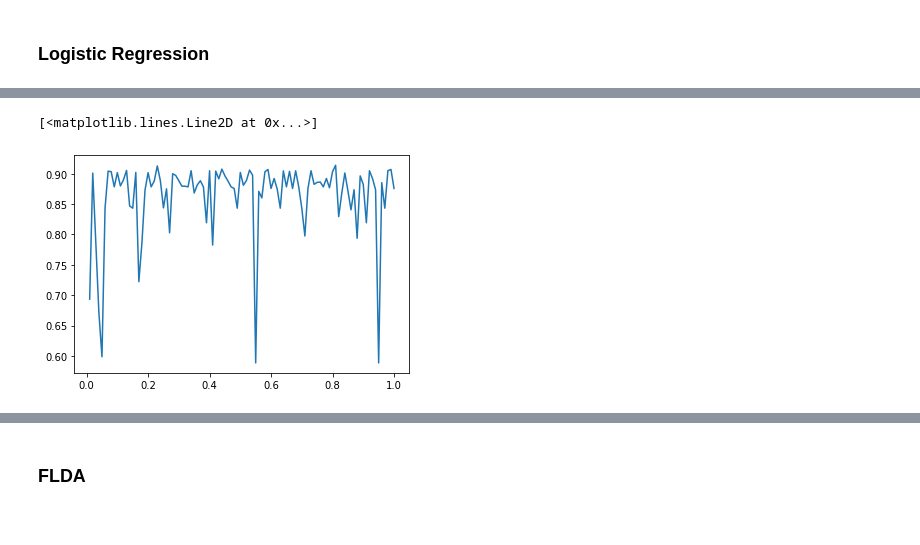
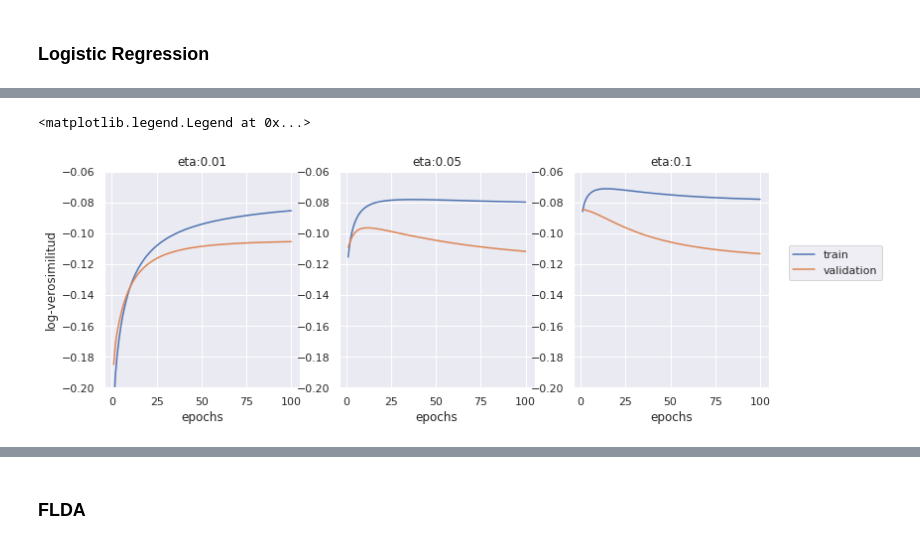
Before and after one commit to dgarridoa/T3ML, a Jupyter notebook: solucion.ipynb, the cells around one changed output, grey strips where cells are left out. Drawn from its saved outputs; the diff is of its cells as text; code cells hidden in the pictures.

```diff
--- a/solucion.ipynb
+++ b/solucion.ipynb
@@ -3,10 +3,12 @@ import itertools
 import json
 import numpy as np
 import matplotlib.pyplot as plt
+import seaborn as sns
 from skimage import color
 from skimage.feature import hog
 from sklearn.model_selection import train_test_split
 from sklearn.metrics import recall_score, precision_score, confusion_matrix, accuracy_score
+sns.set()
 # %% [markdown]
 # A. Importar datos
 
@@ -239,5 +230,0 @@ for i, eta in enumerate(etas):
-# %%
-plt.plot(etas, metrics)
-# %% [output]
-[<matplotlib.lines.Line2D at 0x...>]
-[figure, removed]
@@ -244,2 +285,15 @@ plt.plot(etas, metrics)
+# %%
+fig, axes = plt.subplots(1, 3, figsize=(12,4))
+for i, eta in enumerate(etas):
+    axes[i].plot(epochs, ll_train[eta], label="train")
+    axes[i].plot(epochs, ll_val[eta], label="validation")
+    axes[i].set_xlabel("epochs")
+    axes[i].set_title(f"eta:{eta}")
+    axes[i].set_ylim(-0.20, -0.06)
+axes[0].set_ylabel("log-verosimilitud")
+axes[len(etas)-1].legend(loc=(1.1,0.5))
+# %% [output]
+<matplotlib.legend.Legend at 0x...>
+[figure, added]
 # %%
 # eta con mejor desempeño en validación
```
Also changed, not shown: parts of 10 cells of this notebook.
